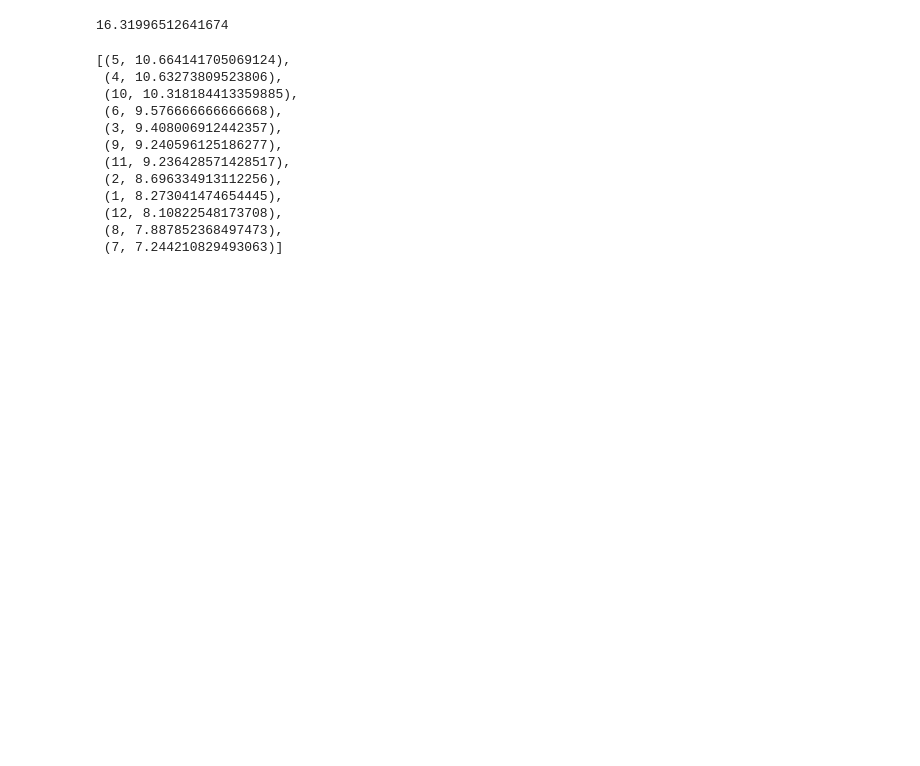
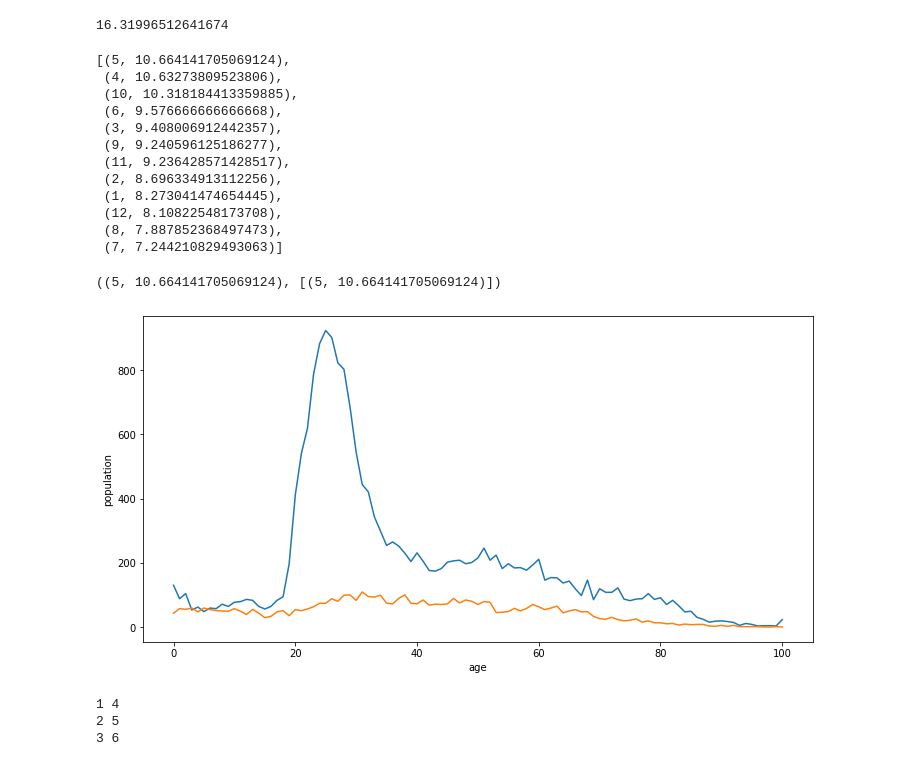
Before and after one commit to prismip/ssac-academy, a Jupyter notebook: workspace/code-workspace/python-basic/11.data-handling.ipynb, the cells around one changed output. Drawn from its saved outputs; the diff is of its cells as text; code cells hidden in the pictures; blank space fills up the shorter version.

Commit message:
update data-processing

```diff
--- a/workspace/code-workspace/python-basic/11.data-handling.ipynb
+++ b/workspace/code-workspace/python-basic/11.data-handling.ipynb
@@ -178,3 +178,25 @@ gap_by_month
  (12, 8.10822548173708),
  (8, 7.887852368497473),
  (7, 7.244210829493063)]
+# %%
+gap_by_month[0], gap_by_month[:1]
+# %% [output]
+((5, 10.664141705069124), [(5, 10.664141705069124)])
+# %%
+def pop_per_age_by_region(region):
+    """
+    동네이름을 사용해서 연령별 인구데이터를 검색하는 함수
+    """
+
+
+    with open('data-files/age.csv', 'rt', encoding='utf-8') as f:
+        reader = csv.reader(f)
+
+        result = []
+        for line in reader:
+            if region in line[0]:
+                result.append(line[:1] + [ int(x.replace(',', '')) for x in line[3:] ] )
+
+    return result
+# %%
+result = pop_per_age_by_region('신촌')
@@ -180,0 +206,9 @@ gap_by_month
+# %%
+plt.figure(figsize=(12, 6))
+plt.plot(result[0][1:])
+plt.plot(result[1][1:])
+plt.xlabel('age')
+plt.ylabel('population')
+plt.show()
+# %% [output]
+[figure, added]
@@ -180,0 +239,7 @@ gap_by_month
+# %%
+for x, y in zip([1, 2, 3], [4, 5, 6]):
+    print(x, y)
+# %% [output]
+1 4
+2 5
+3 6
```
Also changed, not shown: parts of 5 cells of this notebook.
